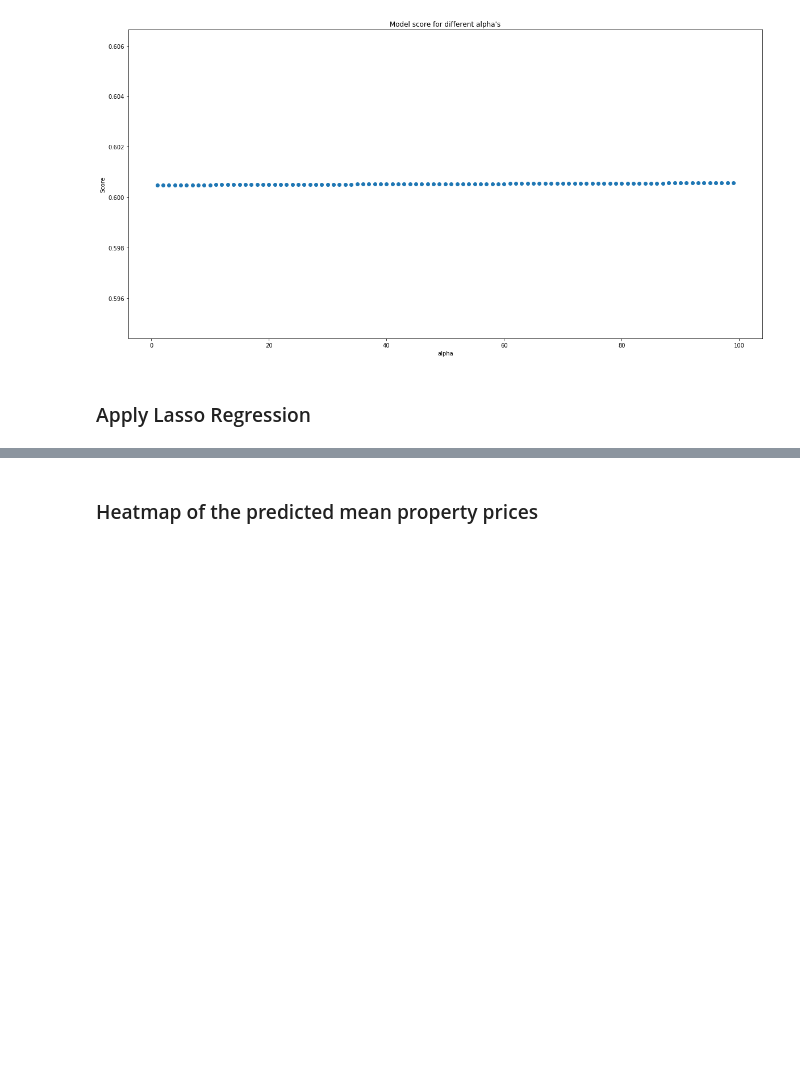
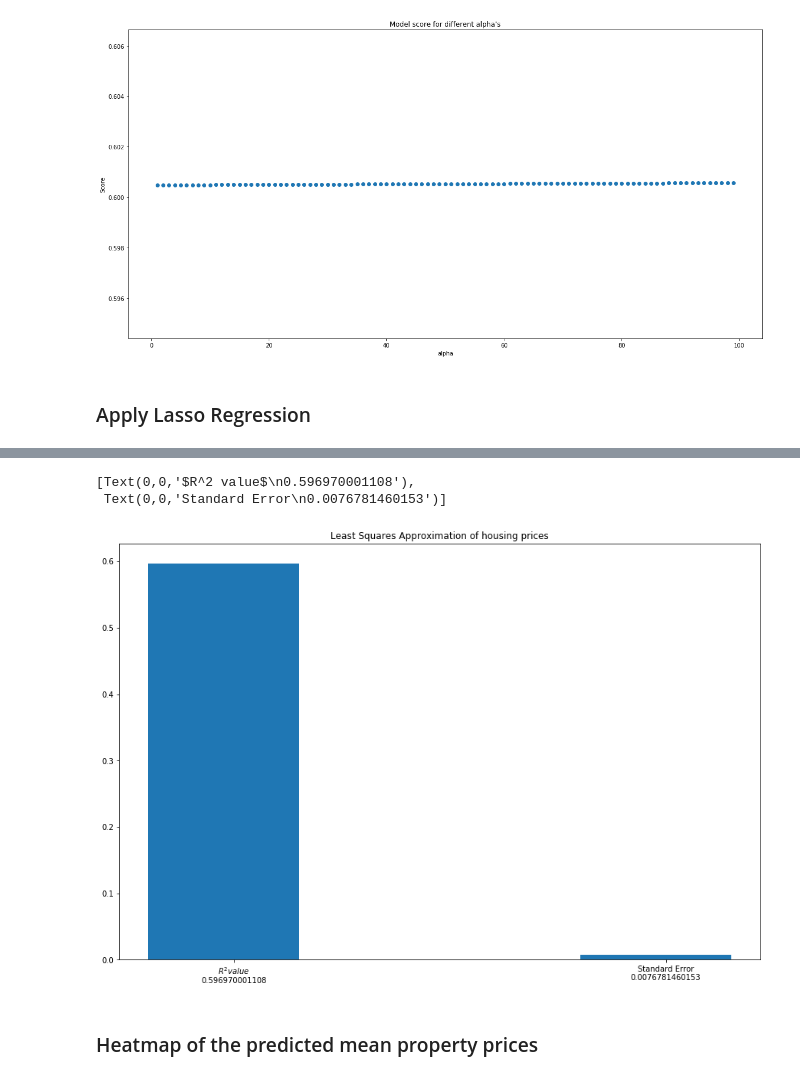
Before and after one commit to jshnaidman/DataDive-2017, a Jupyter notebook: DATA/TODO_find_a_name.ipynb, the cells around one changed output, grey strips where cells are left out. Cells and saved outputs as stored; diff of their text form; code cells hidden in the pictures; blank space fills up the shorter version.

Commit message:
Added least squares

```diff
--- a/DATA/TODO_find_a_name.ipynb
+++ b/DATA/TODO_find_a_name.ipynb
@@ -398,5 +398,39 @@ Best alpha: 0.6007612744791282
 Text(0,0.5,'Score')
 [figure]
+# %%
+from scipy import stats
+
+np_X_train = X_train.values
+np_y_train = y_train.values
+np_X_test = X_test.values
+np_y_test = y_test.values
+
+np_X_train = np.matrix(np_X_train)
+np_X_test = np.matrix(np_X_test)
+
+Theta = np_X_train.transpose().dot(np_X_train)
+Theta = np.linalg.pinv(Theta).dot(np_X_train.transpose())
+Theta = Theta.dot(np_y_train)
+
+hypotheses = np_X_test.dot(Theta.transpose())
+hypotheses = np.squeeze(np.asarray(hypotheses))
+slope, intercept, r_value, p_value, std_err = stats.linregress(hypotheses,np_y_test)
+r2_value = r_value*r_value
+
+fig, xarr = plt.subplots(1, figsize=(15,10))
+fig.subplots_adjust(hspace=1)
+ind = np.arange(2)
+width = 0.35
+vals=[r2_value, std_err]
+xarr.bar(ind,vals,width)
+x_labels = ['$R^2 value$\n' + str(r2_value), 'Standard Error\n' + str(std_err)]
+xarr.set_title('Least Squares Approximation of housing prices')
+xarr.set_xticks(ind + width / 15)
+xarr.set_xticklabels(x_labels)
+# %% [output]
+[Text(0,0,'$R^2 value$\n0.596970001108'),
+ Text(0,0,'Standard Error\n0.0076781460153')]
+[figure, added]
 # %% [markdown]
 ### Heatmap of the predicted mean property prices
 # %%
```
Also changed, not shown: parts of 2 cells of this notebook.
